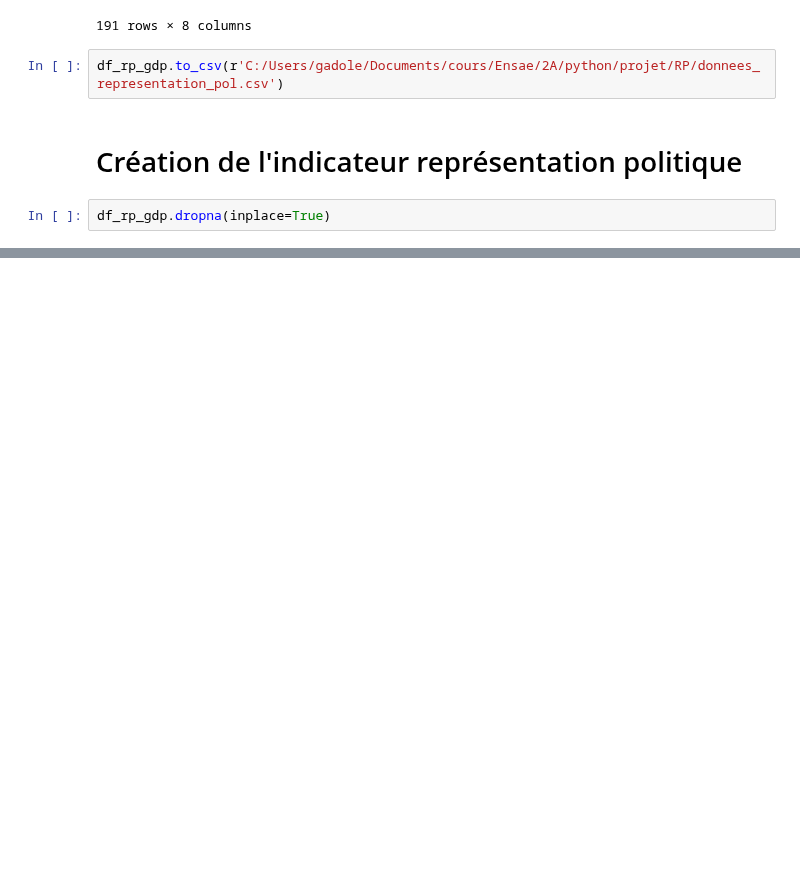
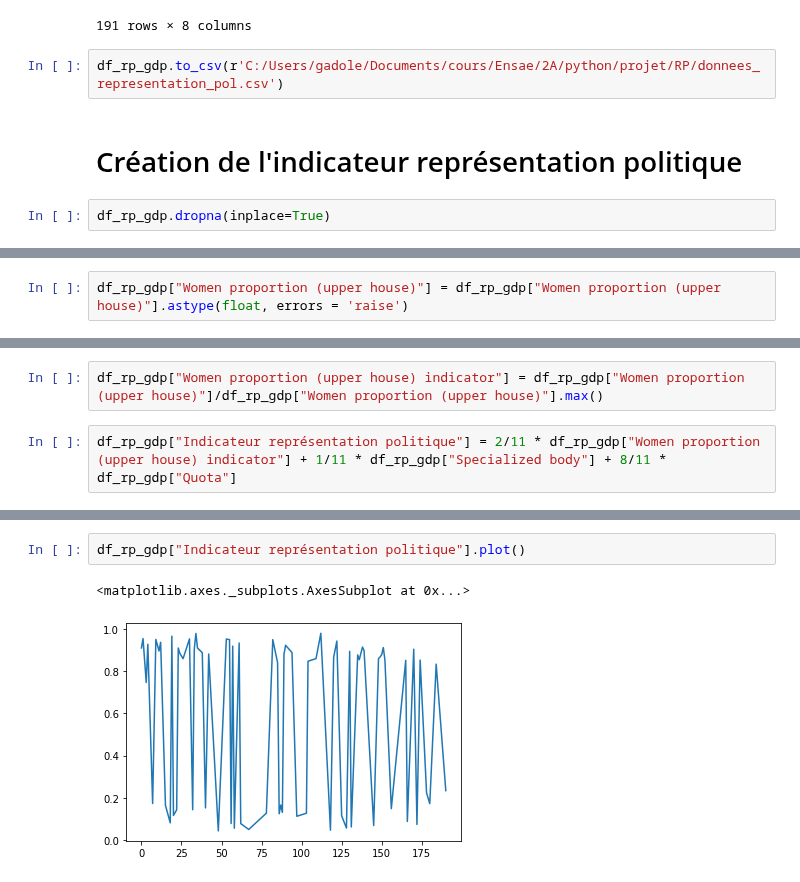
Before and after one commit to cmllbll/Gender-Inequalities-and-Development, a Jupyter notebook: Base_représentation_politique.ipynb, the cells around one changed output, grey strips where cells are left out. Drawn from its saved outputs; the diff is of its cells as text; blank space fills up the shorter version.

Commit message:
Update indicateur représentation politique

```diff
--- a/Base_représentation_politique.ipynb
+++ b/Base_représentation_politique.ipynb
@@ -315,0 +324,2 @@ Warnings:
+# %%
+df_rp_gdp["Women proportion (upper house)"] = df_rp_gdp["Women proportion (upper house)"].astype(float, errors = 'raise')
@@ -315,0 +330,4 @@ Warnings:
+# %%
+df_rp_gdp["Women proportion (upper house) indicator"] = df_rp_gdp["Women proportion (upper house)"]/df_rp_gdp["Women proportion (upper house)"].max()
+# %%
+df_rp_gdp["Indicateur représentation politique"] = 2/11 * df_rp_gdp["Women proportion (upper house) indicator"] + 1/11 * df_rp_gdp["Specialized body"] + 8/11 * df_rp_gdp["Quota"]
@@ -315,0 +350,5 @@ Warnings:
+# %%
+df_rp_gdp["Indicateur représentation politique"].plot()
+# %% [output]
+<matplotlib.axes._subplots.AxesSubplot at 0x...>
+[figure, added]
```
Also changed, not shown: parts of 4 cells of this notebook.
